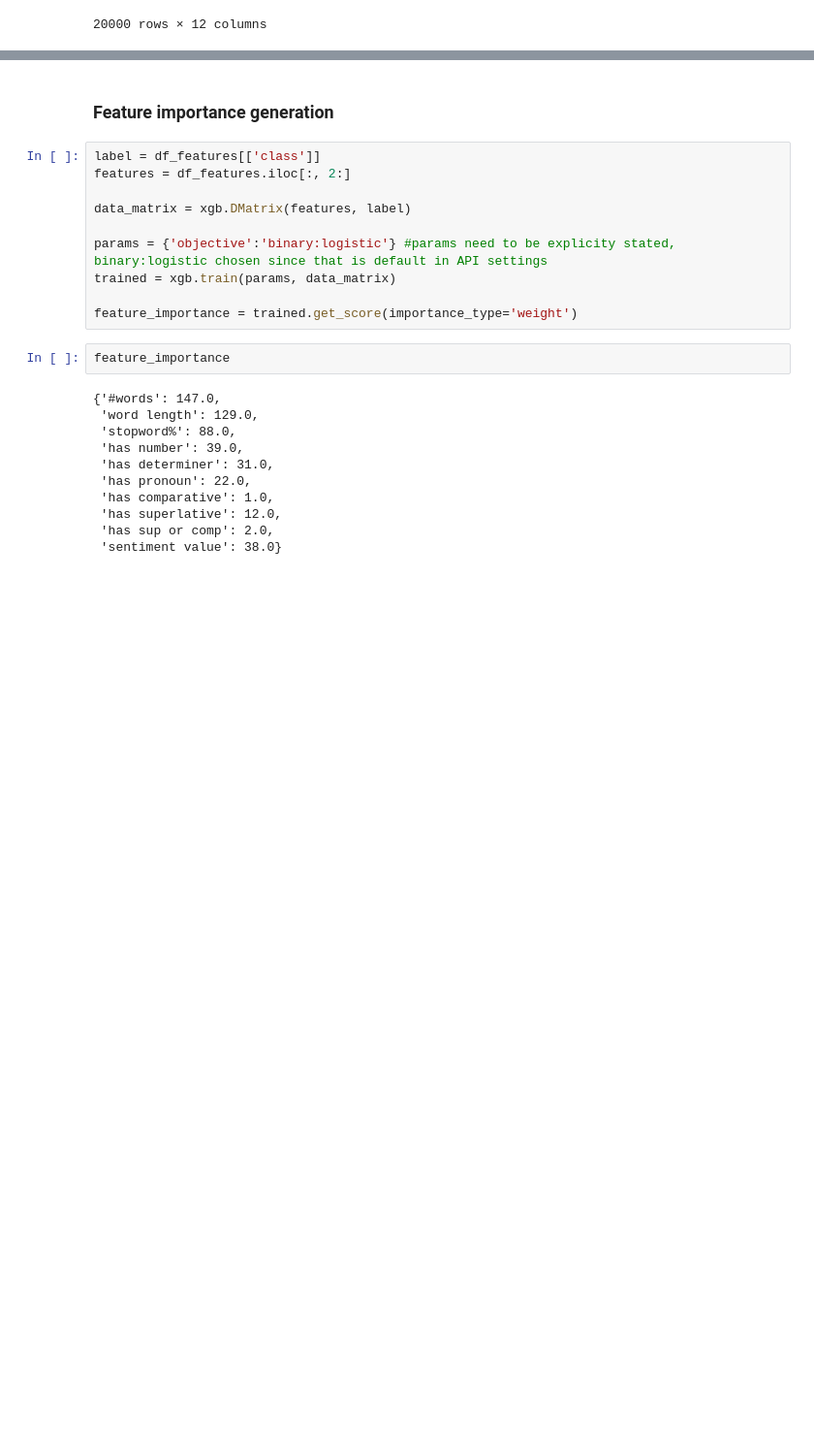
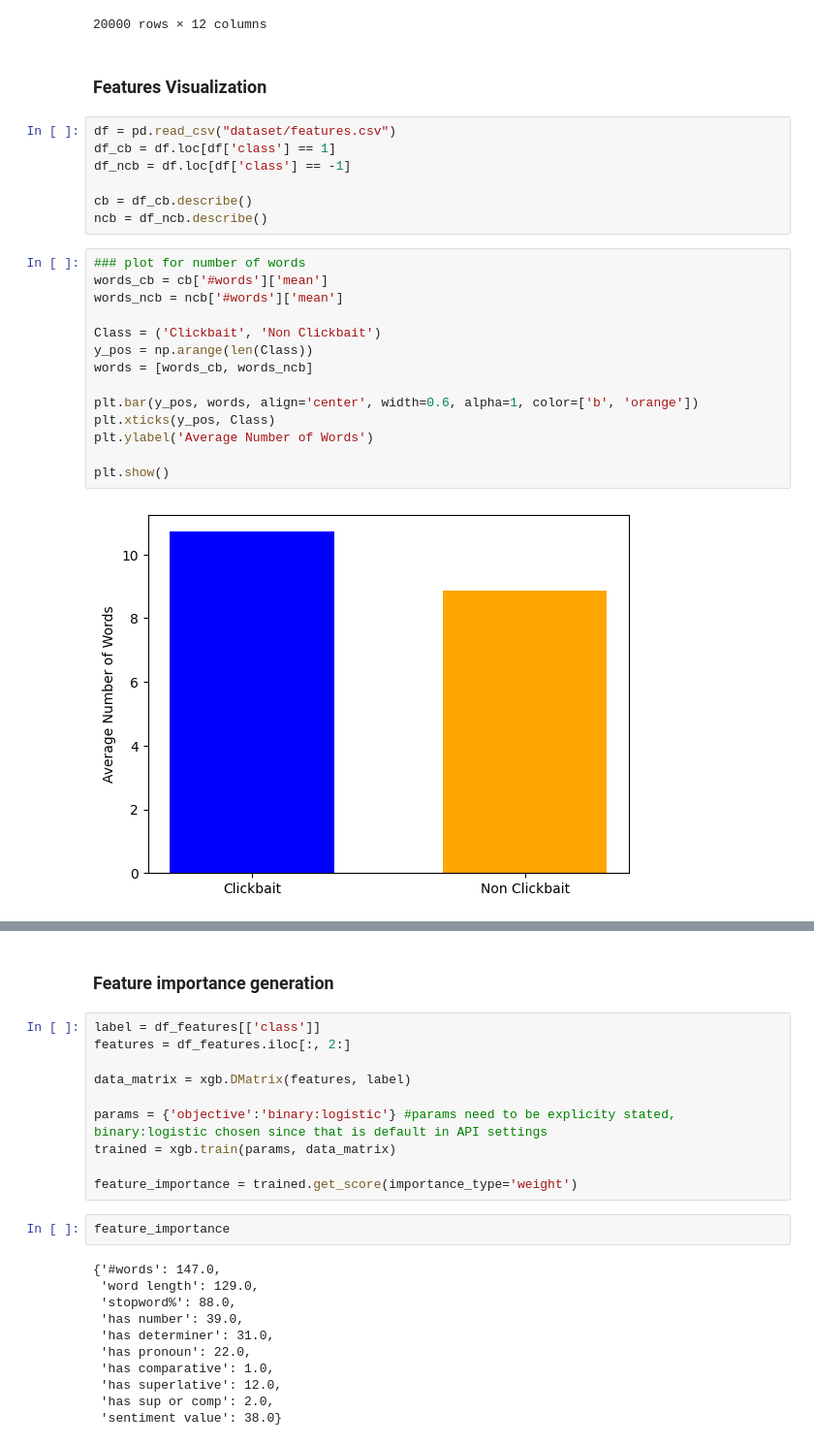
Before and after one commit to kanyaparamita/ClickbaitFeatureSelection, a Jupyter notebook: main.ipynb, the cells around one changed output, grey strips where cells are left out. Shown: that part at 97% size. Drawn from its saved outputs; the diff is of its cells as text; blank space fills up the shorter version.

Commit message:
Update readme, add visualization code

```diff
--- a/main.ipynb
+++ b/main.ipynb
@@ -131,3 +133,28 @@ df_features
 | 19998 | for uconn, trouble ahead and behi... | 0 | 23 | 4.304348 | 0.217391 | 0 | 0 | 0 | ... |
 | 19999 | us defense secretary announces cu... | 0 | 8 | 6.125000 | 0.250000 | 0 | 0 | 0 | ... |
 20000 rows × 12 columns
+# %% [markdown]
+### Features Visualization
+# %%
+df = pd.read_csv("dataset/features.csv")
+df_cb = df.loc[df['class'] == 1]
+df_ncb = df.loc[df['class'] == -1]
+
+cb = df_cb.describe()
+ncb = df_ncb.describe()
+# %%
+### plot for number of words
+words_cb = cb['#words']['mean']
+words_ncb = ncb['#words']['mean']
+
+Class = ('Clickbait', 'Non Clickbait')
+y_pos = np.arange(len(Class))
+words = [words_cb, words_ncb]
+
+plt.bar(y_pos, words, align='center', width=0.6, alpha=1, color=['b', 'orange'])
+plt.xticks(y_pos, Class)
+plt.ylabel('Average Number of Words')
+
+plt.show()
+# %% [output]
+[figure, added]
```
Also changed, not shown: parts of 5 cells of this notebook, 12 other files.
